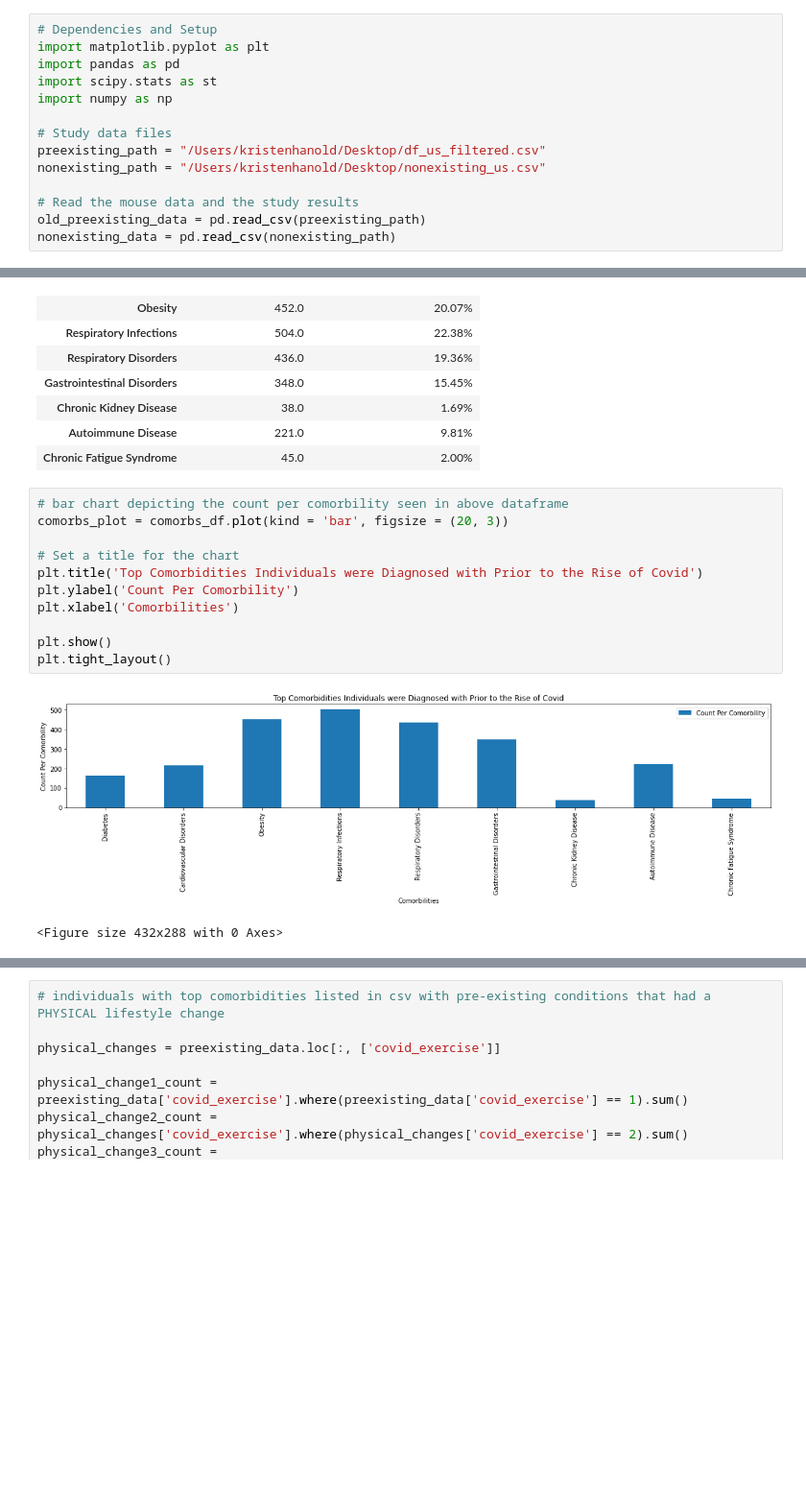
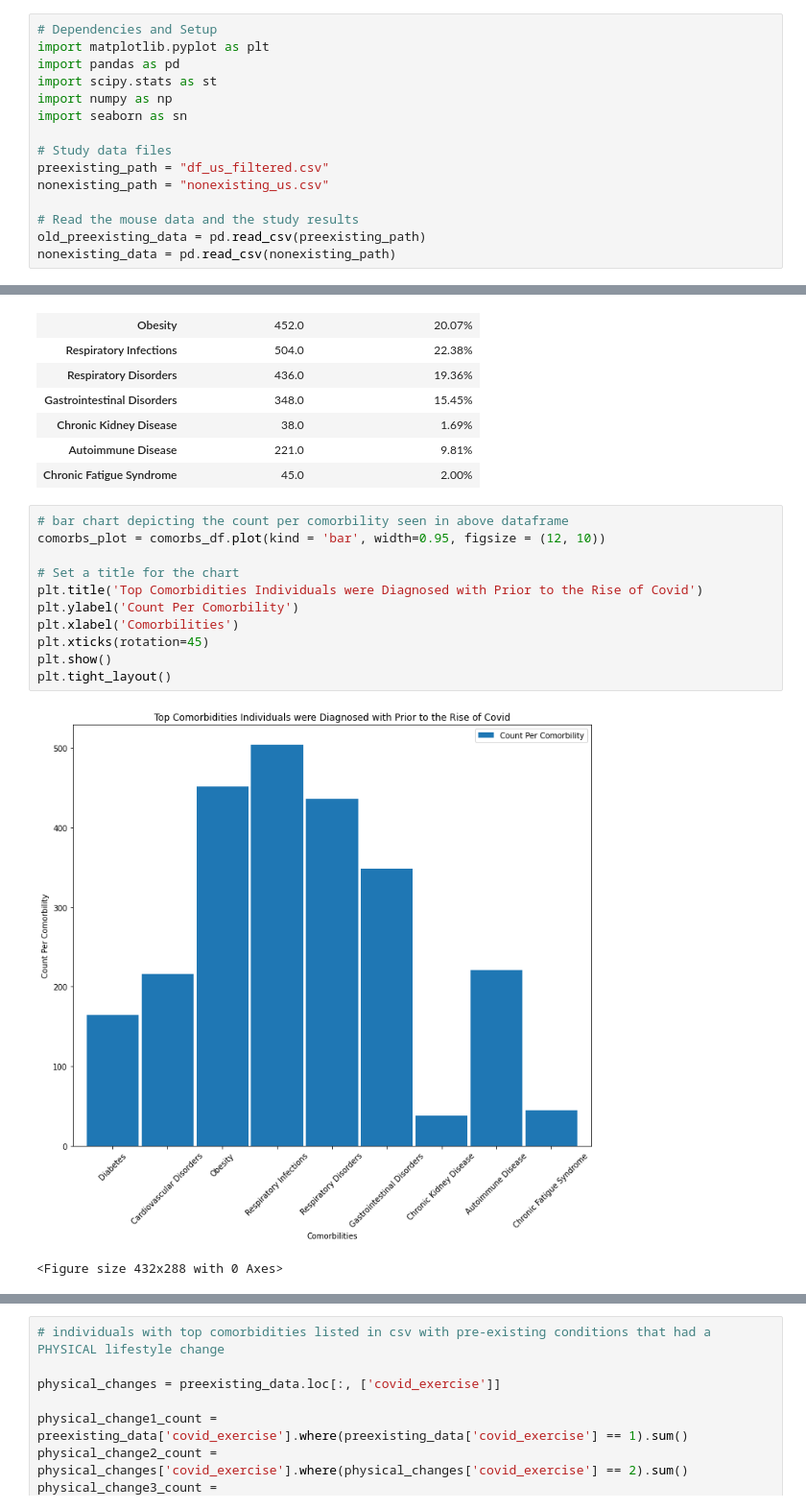
Before and after one commit to nladkins/Project-1-EDA, a Jupyter notebook: Project 1_Kristen.ipynb, the cells around one changed output, grey strips where cells are left out. Shown at 96% size. Cells and saved outputs as stored; diff of their text form; blank space fills up the shorter version.

```diff
--- a/Project 1_Kristen.ipynb
+++ b/Project 1_Kristen.ipynb
@@ -4,10 +4,11 @@ import matplotlib.pyplot as plt
 import pandas as pd
 import scipy.stats as st
 import numpy as np
+import seaborn as sn
 
 # Study data files
-preexisting_path = "/Users/kristenhanold/Desktop/df_us_filtered.csv"
-nonexisting_path = "/Users/kristenhanold/Desktop/nonexisting_us.csv"
+preexisting_path = "df_us_filtered.csv"
+nonexisting_path = "nonexisting_us.csv"
 
 # Read the mouse data and the study results
 old_preexisting_data = pd.read_csv(preexisting_path)
@@ -288,17 +289,17 @@ comorbs_df
 | Chronic Fatigue Syndrome | 45.0 | 2.00% |
 # %%
 # bar chart depicting the count per comorbility seen in above dataframe
-comorbs_plot = comorbs_df.plot(kind = 'bar', figsize = (20, 3))
+comorbs_plot = comorbs_df.plot(kind = 'bar', width=0.95, figsize = (12, 10))
 
 # Set a title for the chart
 plt.title('Top Comorbidities Individuals were Diagnosed with Prior to the Rise of Covid')
 plt.ylabel('Count Per Comorbility')
 plt.xlabel('Comorbilities')
-
+plt.xticks(rotation=45)
 plt.show()
 plt.tight_layout()
 # %% [output]
-[figure, old version]
+[figure, new version]
 <Figure size 432x288 with 0 Axes>
 # %%
 # pie chart comparing percentages of individuals with pre-existing medical conditions (who had 1 medical condition, 2
```
Also changed, not shown: parts of 7 cells of this notebook, 1 other file.
